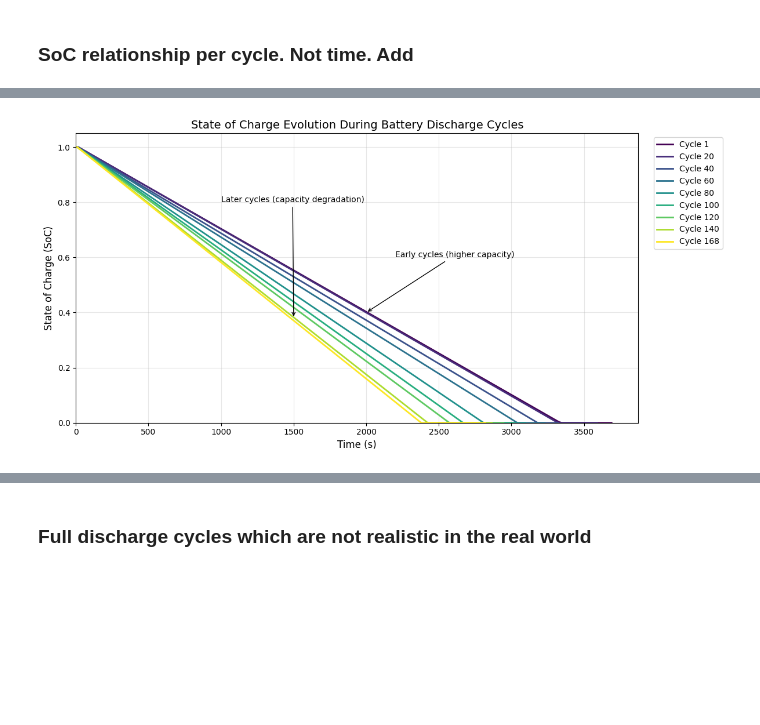
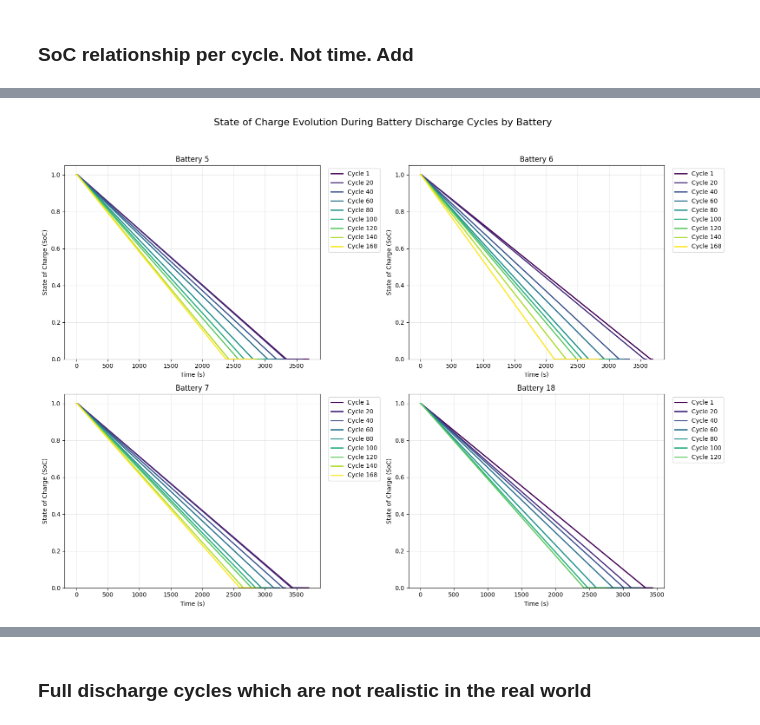
Before and after one commit to kalzbra/battery_RUL_project, a Jupyter notebook: battery_RUL.ipynb, the cells around one changed output, grey strips where cells are left out. Cells and saved outputs as stored; diff of their text form; code cells hidden in the pictures; blank space fills up the shorter version.

```diff
--- a/battery_RUL.ipynb
+++ b/battery_RUL.ipynb
@@ -115,7 +115,15 @@ df_6 = dataset_6[0]
 df_7 = dataset_7[0]
 df_18 = dataset_18[0]
 
-df_5.head()
+df_5["battery_id"] = 5
+df_6["battery_id"] = 6
+df_7["battery_id"] = 7
+df_18["battery_id"] = 18
+
+# comine all the dataframes
+df = pd.concat([df_5, df_6, df_7, df_18], ignore_index=True)
+
+df.head()
 # %% [output]
 |  | cycle | capacity | voltage_measured | current_measured | temperature_measured | current_load | ... |
 | 0 | 1 | 1.856487 | 4.191492 | -0.004902 | 24.330034 | -0.0006 | ... |
@@ -188,18 +197,18 @@ plt.show()
 # %% [markdown]
 ## Clean outliers
 # %%
-df_5_clean = df_5.copy()
+df_clean = df.copy()
 # Remove outliers
 
 for col in ["voltage_measured",  "voltage_load"]:
-    df_5_clean[col] = df_5_clean[col].clip(
-        lower=df_5_clean[col].quantile(0.005), upper=df_5_clean[col].quantile(0.995)
+    df_clean[col] = df_clean[col].clip(
+        lower=df_clean[col].quantile(0.005), upper=df_clean[col].quantile(0.995)
     ) # 3% and 97% quantile replacement
 
 
 for col in ["current_measured",  "current_load"]:
-    df_5_clean[col] = df_5_clean[col].clip(
-        lower=df_5_clean[col].quantile(0.01), upper=df_5_clean[col].quantile(0.995)
+    df_clean[col] = df_clean[col].clip(
+        lower=df_clean[col].quantile(0.01), upper=df_clean[col].quantile(0.995)
     )  # 3% and 97% quantile replacement
 # %%
 # Plot boxplots for all numerical features
@@ -431,39 +443,40 @@ df_5_clean.head()
 # %%
-# relationship between SoC and time - colored by cycle
-plt.figure(figsize=(12, 6))
-
-# Sample a subset of cycles to avoid overcrowding the plot
-sample_cycles = [1, 20, 40, 60, 80, 100, 120, 140, 168]  # Including first and last cycle
+# Use the same sample cycles and color palette
+sample_cycles = [1, 20, 40, 60, 80, 100, 120, 140, 168]
 colors = plt.cm.viridis(np.linspace(0, 1, len(sample_cycles)))
 
-for i, cycle_num in enumerate(sample_cycles):
-    cycle_data = df_5_clean[df_5_clean["cycle"] == cycle_num]
-    plt.plot(
-        cycle_data["time"],
-        cycle_data["SoC"],
-        color=colors[i],
-        label=f"Cycle {cycle_num}",
-        linewidth=2
-    )
+# Get the unique battery ids from the dataset
+unique_batteries = sorted(df_clean["battery_id"].unique())
 
-plt.title("State of Charge Evolution During Battery Discharge Cycles", fontsize=14)
-plt.xlabel("Time (s)", fontsize=12)
-plt.ylabel("State of Charge (SoC)", fontsize=12)
-plt.grid(True, alpha=0.3)
-plt.legend(bbox_to_anchor=(1.02, 1), loc="upper left")
-plt.ylim(0, 1.05)
-plt.xlim(0, None)
+# Create subplots (2x2 for 4 batteries)
+fig, axes = plt.subplots(2, 2, figsize=(16, 12))
+axes = axes.flatten()
 
-# Add annotations to highlight battery aging
-plt.annotate('Early cycles (higher capacity)',
-             xy=(2000, 0.4), xytext=(2200, 0.6),
-             arrowprops=dict(arrowstyle="->", color='black'))
+for ax, batt in zip(axes, unique_batteries):
+    batt_data = df_clean[df_clean["battery_id"] == batt]
+    for i, cycle in enumerate(sample_cycles):
+        cycle_data = batt_data[batt_data["cycle"] == cycle]
+        if cycle_data.empty:
+            continue
+        ax.plot(
+            cycle_data["time"],
+            cycle_data["SoC"],
+            color=colors[i],
+            label=f"Cycle {cycle}",
+            linewidth=2,
+        )
+    ax.set_title(f"Battery {batt}")
+    ax.set_xlabel("Time (s)")
+    ax.set_ylabel("State of Charge (SoC)")
+    ax.set_ylim(0, 1.05)
+    ax.grid(True, alpha=0.3)
+    ax.legend(bbox_to_anchor=(1.02, 1), loc="upper left")
 
-plt.annotate('Later cycles (capacity degradation)',
-             xy=(1500, 0.38), xytext=(1000, 0.8),
-             arrowprops=dict(arrowstyle="->", color='black'))
-
-plt.tight_layout()
+plt.suptitle(
+    "State of Charge Evolution During Battery Discharge Cycles by Battery",
+    fontsize=16,
+)
+plt.tight_layout(rect=[0, 0.03, 1, 0.95])
 plt.show()
 # %% [output]
-[figure, old version]
+[figure, new version]
```
Also changed, not shown: parts of 56 cells of this notebook.
